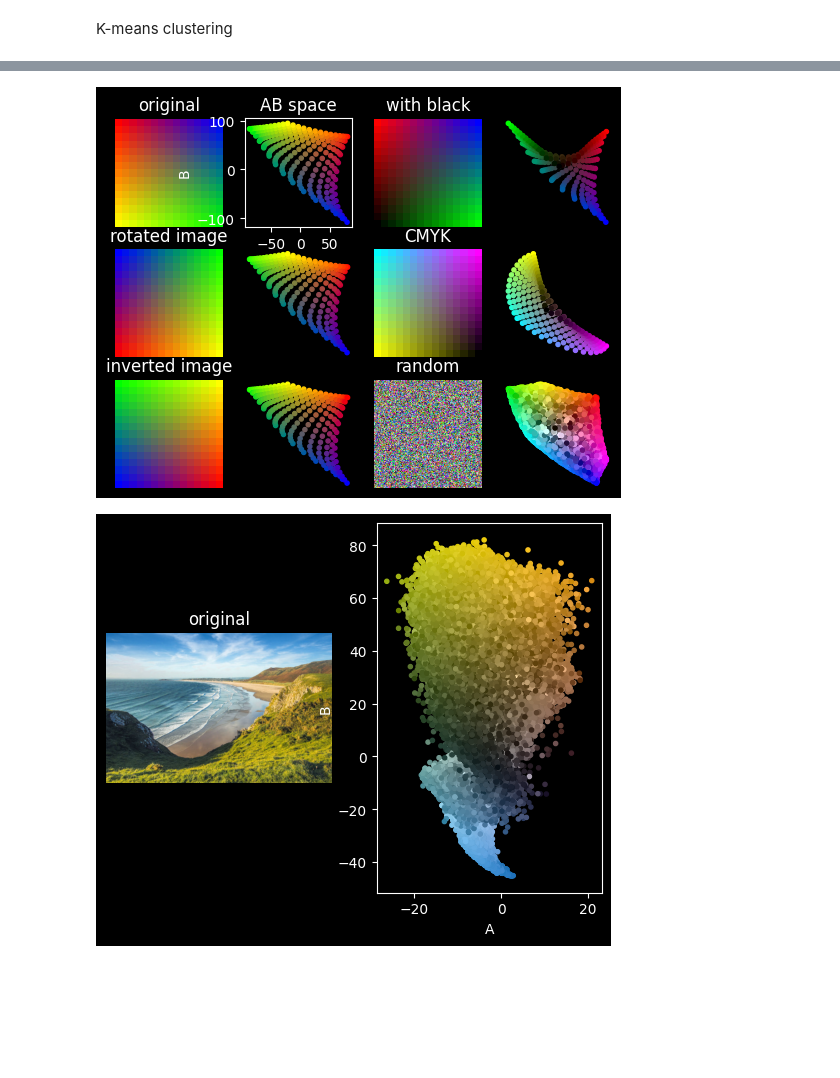
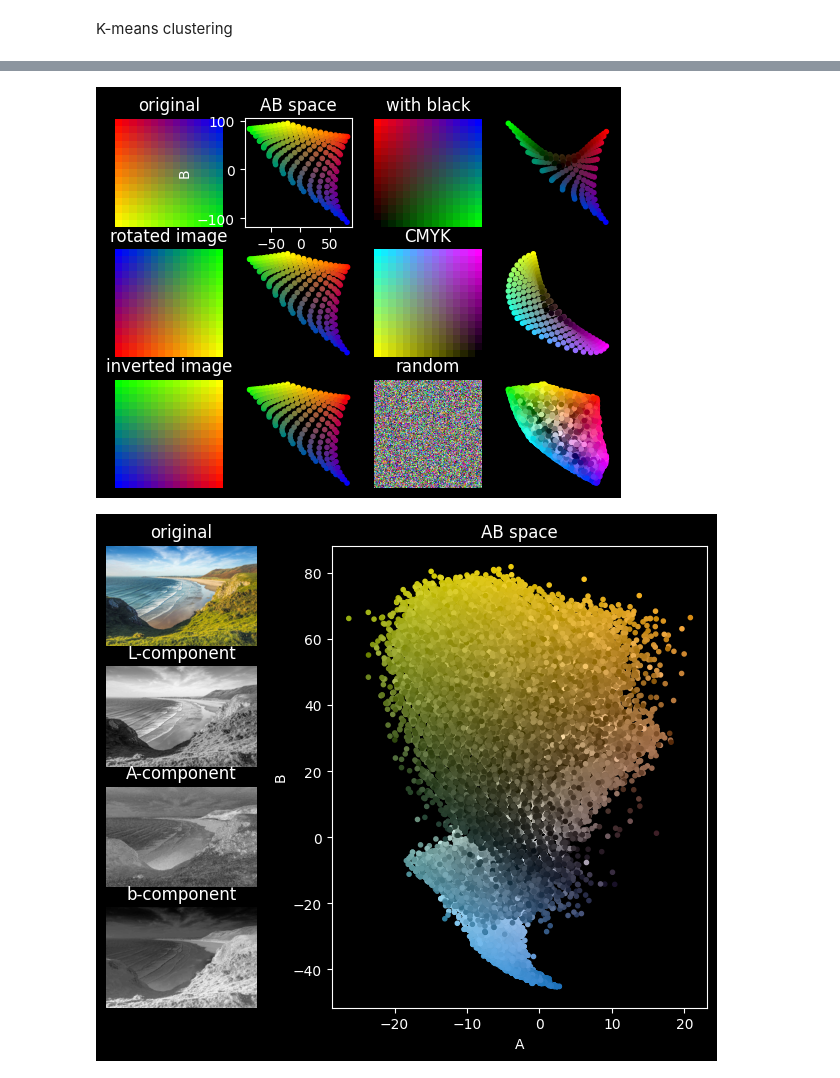
Before and after one commit to leinaxd/NOTES, a Jupyter notebook: digital_image_processing/notebooks/13_image_segmentation.ipynb, the cells around one changed output, grey strips where cells are left out. Cells and saved outputs as stored; diff of their text form; code cells hidden in the pictures; blank space fills up the shorter version.

```diff
--- a/digital_image_processing/notebooks/13_image_segmentation.ipynb
+++ b/digital_image_processing/notebooks/13_image_segmentation.ipynb
@@ -362,6 +304,7 @@ Text(0, 0.5, 'B')
 # %%
-import matplotlib
+#@markdown **TEST IMG**
 
+#@markdown L A* B* space
 
 def create_interpolated_matrix(height=5, width=5, color_ul=(255, 0, 0), color_ur=(0, 0, 255),
                                color_br=(0, 255, 0), color_bl=(255, 255, 0)):
@@ -438,41 +381,62 @@ ax[0][3].axis('off');
 test_img = create_interpolated_matrix(15,15, color_ul=(0,255,255), color_ur=(255,0,255),color_bl=(255,255,0), color_br=(0,0,0))
 lab_img = ski.color.rgb2lab(test_img)
 l_component = lab_img[:, :, 0]
 a_component = lab_img[:, :, 1]
 b_component = lab_img[:, :, 2]
 ax[1][2].imshow(test_img)
 ax[1][2].set_title('CMYK')
 ax[1][2].axis('off')
 ax[1][3].scatter(a_component, b_component, c=test_img.reshape((-1, 3))/255.0, marker='.')
 ax[1][3].axis('off');
 
 height, width =128,128
 test_img = np.random.randint(0, 256, size=(height, width, 3), dtype=np.uint8)
 lab_img = ski.color.rgb2lab(test_img)
 l_component = lab_img[:, :, 0]
 a_component = lab_img[:, :, 1]
 b_component = lab_img[:, :, 2]
 ax[2][2].imshow(test_img)
 ax[2][2].set_title('random')
 ax[2][2].axis('off')
 ax[2][3].scatter(a_component, b_component, c=test_img.reshape((-1, 3))/255.0, marker='.')
 ax[2][3].axis('off');
 
-plt.figure()
+fig = plt.figure(figsize=(8, 6))
+gs = matplotlib.gridspec.GridSpec(4, 2, width_ratios=[1, 2])
+
 lab_img = ski.color.rgb2lab(img)
 l_component = lab_img[:, :, 0]
 a_component = lab_img[:, :, 1]
 b_component = lab_img[:, :, 2]
 
-plt.subplot(1, 2, 1)
-plt.imshow(img)
-plt.title('original')
-plt.axis('off')
+# plt.tight_layout()
 
-plt.subplot(1, 2, 2)
-plt.scatter(a_component, b_component, c=img.reshape((-1, 3))/255.0, marker='.')
-plt.xlabel('A')
-plt.ylabel('B');
+ax1 = plt.subplot(gs[0, 0])
+ax1.imshow(img)
+ax1.set_title('original')
+ax1.axis('off')
+
+
+ax2 = plt.subplot(gs[1, 0])
+ax2.imshow(l_component, cmap='gray')
+ax2.set_title('L-component')
+ax2.axis('off')
+
+ax3 = plt.subplot(gs[2, 0])
+ax3.imshow(a_component, cmap='gray')
+ax3.set_title('A-component')
+ax3.axis('off')
+
+ax4 = plt.subplot(gs[3, 0])
+ax4.imshow(b_component, cmap='gray')
+ax4.set_title('b-component')
+ax4.axis('off')
+
+ax5 = plt.subplot(gs[:, 1])
+ax5.set_title('AB space')
+ax5.scatter(a_component, b_component, c=img.reshape((-1, 3))/255.0, marker='.')
+ax5.set_xlabel('A')
+ax5.set_ylabel('B');
 # %% [output]
-[figure, old version]
+[figure, new version]
-[figure, old version]
+[figure, new version]
```
Also changed, not shown: parts of 5 cells of this notebook.
